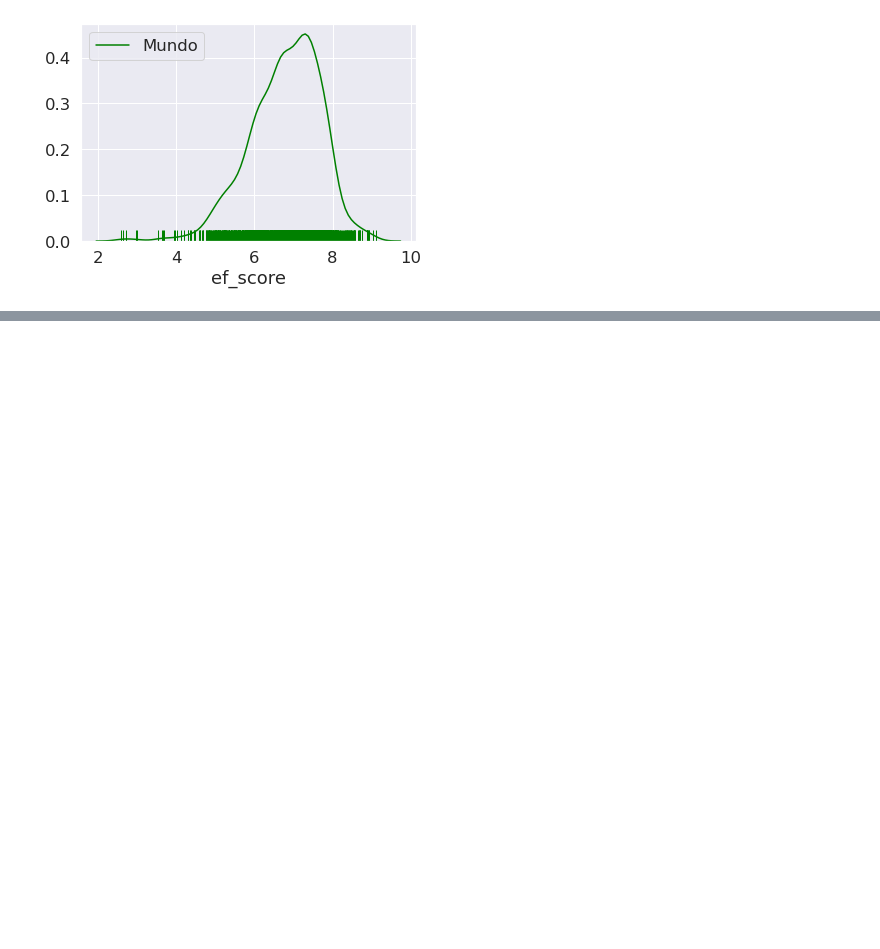
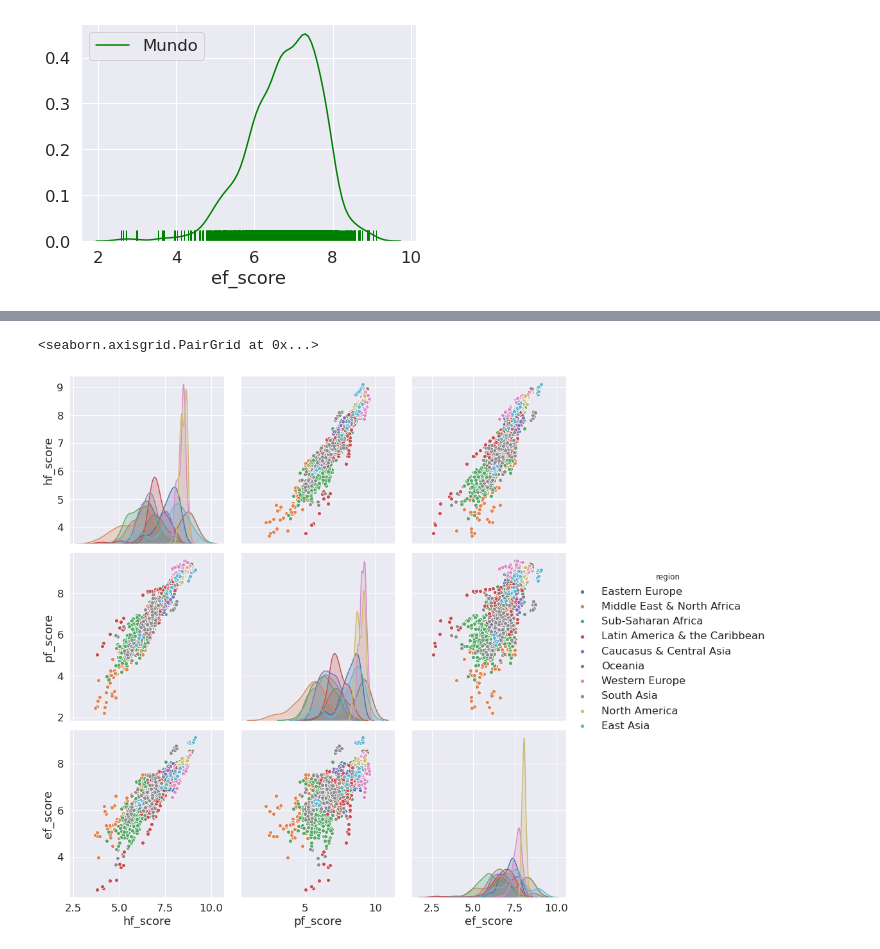
Before and after one commit to diegobcuadro/AyV_Grupo10, a Jupyter notebook: practico.ipynb, the cells around one changed output, grey strips where cells are left out. Cells and saved outputs as stored; diff of their text form; code cells hidden in the pictures; blank space fills up the shorter version.

```diff
--- a/practico.ipynb
+++ b/practico.ipynb
@@ -1203,0 +1221,5 @@ seaborn.distplot(dataset['ef_score'], hist=False, rug=True, label='Mundo', color
+# %%
+seaborn.pairplot(data=dataset,vars=['hf_score','pf_score','ef_score'], hue='region', height= 4)
+# %% [output]
+<seaborn.axisgrid.PairGrid at 0x...>
+[figure, added]
```
Also changed, not shown: parts of 13 cells of this notebook.
